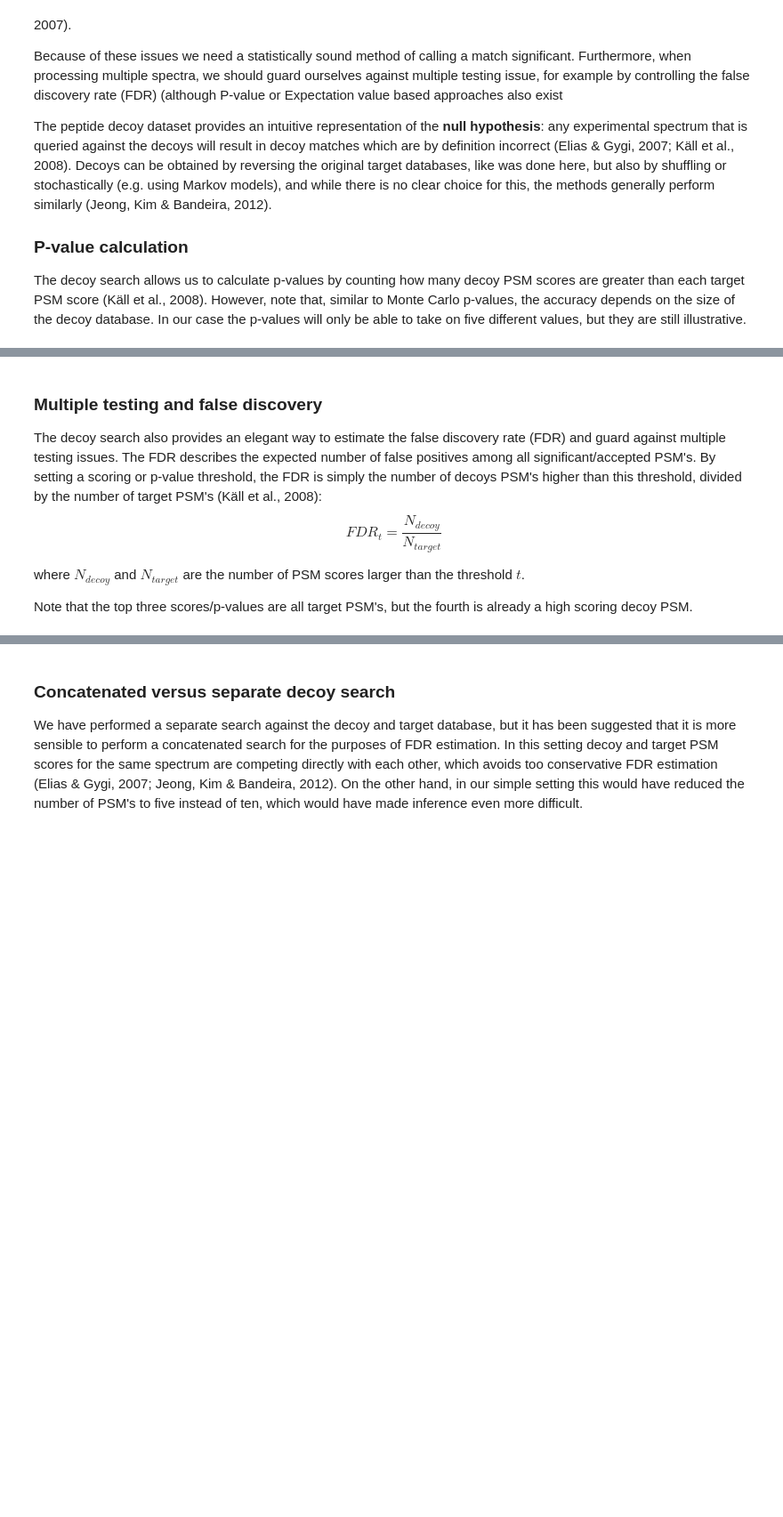
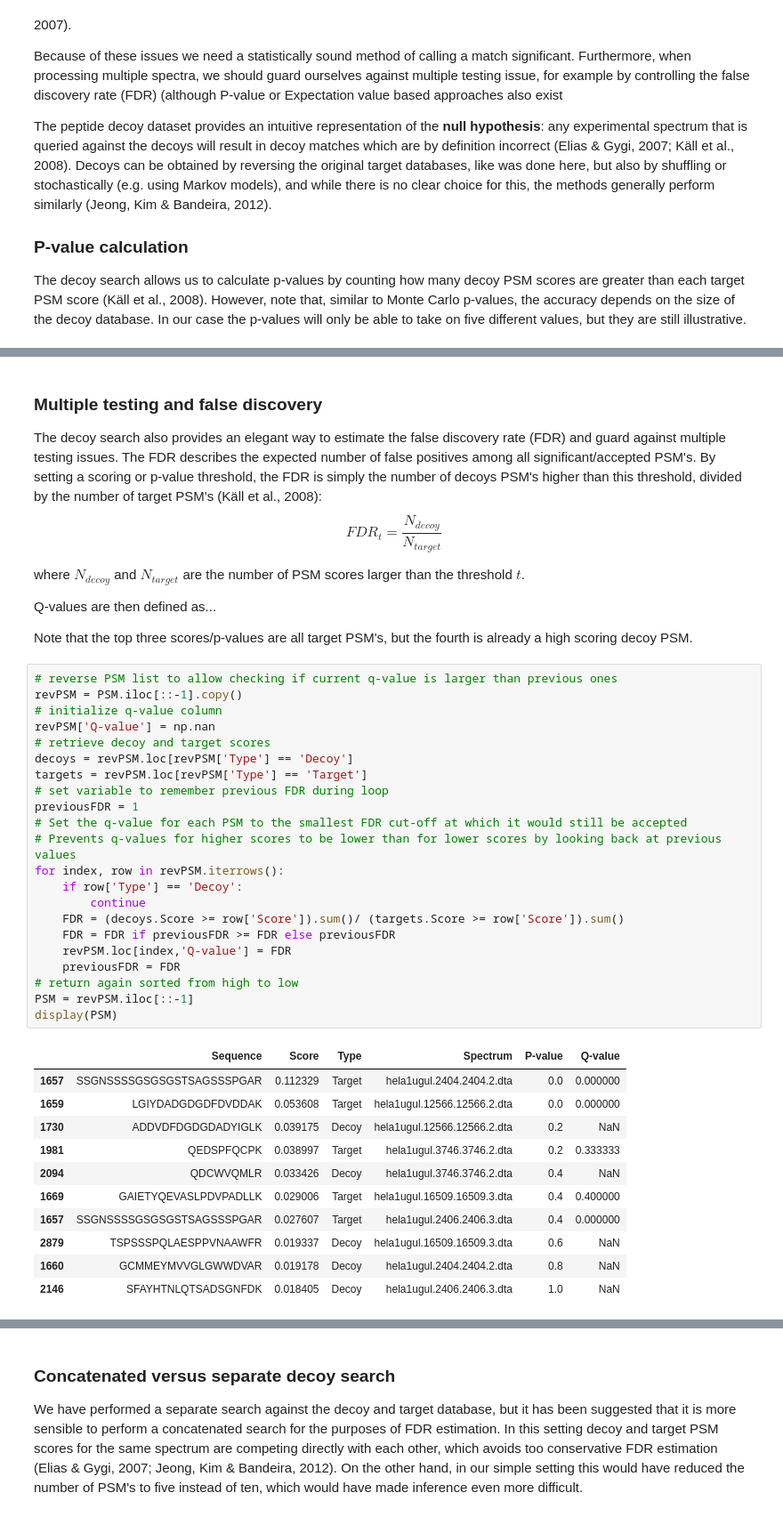
Before and after one commit to Tripsiir/UH-stat-bioinf, a Jupyter notebook: MS2-database-search/docs/Documentation.ipynb, the cells around one changed output, grey strips where cells are left out. Shown: that part at 89% size. Drawn from its saved outputs; the diff is of its cells as text; blank space fills up the shorter version.

Commit message:
Q-value calculations and protein retrieval

```diff
--- a/MS2-database-search/docs/Documentation.ipynb
+++ b/MS2-database-search/docs/Documentation.ipynb
@@ -434,5 +425,41 @@ The decoy search also provides an elegant way to estimate the false discovery ra
 
 where $N_{decoy}$ and $N_{target}$ are the number of PSM scores larger than the threshold $t$.
 
+Q-values are then defined as...
+
 
 Note that the top three scores/p-values are all target PSM's, but the fourth is already a high scoring decoy PSM.
+# %%
+# reverse PSM list to allow checking if current q-value is larger than previous ones
+revPSM = PSM.iloc[::-1].copy()
+# initialize q-value column
+revPSM['Q-value'] = np.nan
+# retrieve decoy and target scores
+decoys = revPSM.loc[revPSM['Type'] == 'Decoy']
+targets = revPSM.loc[revPSM['Type'] == 'Target']
+# set variable to remember previous FDR during loop
+previousFDR = 1
+# Set the q-value for each PSM to the smallest FDR cut-off at which it would still be accepted
+# Prevents q-values for higher scores to be lower than for lower scores by looking back at previous values
+for index, row in revPSM.iterrows():
+    if row['Type'] == 'Decoy':
+        continue
+    FDR = (decoys.Score >= row['Score']).sum()/ (targets.Score >= row['Score']).sum()
+    FDR = FDR if previousFDR >= FDR else previousFDR
+    revPSM.loc[index,'Q-value'] = FDR
+    previousFDR = FDR
+# return again sorted from high to low
+PSM = revPSM.iloc[::-1]
+display(PSM)
+# %% [output]
+|  | Sequence | Score | Type | Spectrum | P-value | Q-value |
+| 1657 | SSGNSSSSGSGSGSTSAGSSSPGAR | 0.112329 | Target | hela1ugul.2404.2404.2.dta | 0.0 | 0.000000 |
+| 1659 | LGIYDADGDGDFDVDDAK | 0.053608 | Target | hela1ugul.12566.12566.2.dta | 0.0 | 0.000000 |
+| 1730 | ADDVDFDGDGDADYIGLK | 0.039175 | Decoy | hela1ugul.12566.12566.2.dta | 0.2 | NaN |
+| 1981 | QEDSPFQCPK | 0.038997 | Target | hela1ugul.3746.3746.2.dta | 0.2 | 0.333333 |
+| 2094 | QDCWVQMLR | 0.033426 | Decoy | hela1ugul.3746.3746.2.dta | 0.4 | NaN |
+| 1669 | GAIETYQEVASLPDVPADLLK | 0.029006 | Target | hela1ugul.16509.16509.3.dta | 0.4 | 0.400000 |
+| 1657 | SSGNSSSSGSGSGSTSAGSSSPGAR | 0.027607 | Target | hela1ugul.2406.2406.3.dta | 0.4 | 0.000000 |
+| 2879 | TSPSSSPQLAESPPVNAAWFR | 0.019337 | Decoy | hela1ugul.16509.16509.3.dta | 0.6 | NaN |
+| 1660 | GCMMEYMVVGLGWWDVAR | 0.019178 | Decoy | hela1ugul.2404.2404.2.dta | 0.8 | NaN |
+| 2146 | SFAYHTNLQTSADSGNFDK | 0.018405 | Decoy | hela1ugul.2406.2406.3.dta | 1.0 | NaN |
```
Also changed, not shown: parts of 14 cells of this notebook, 4 other files.
